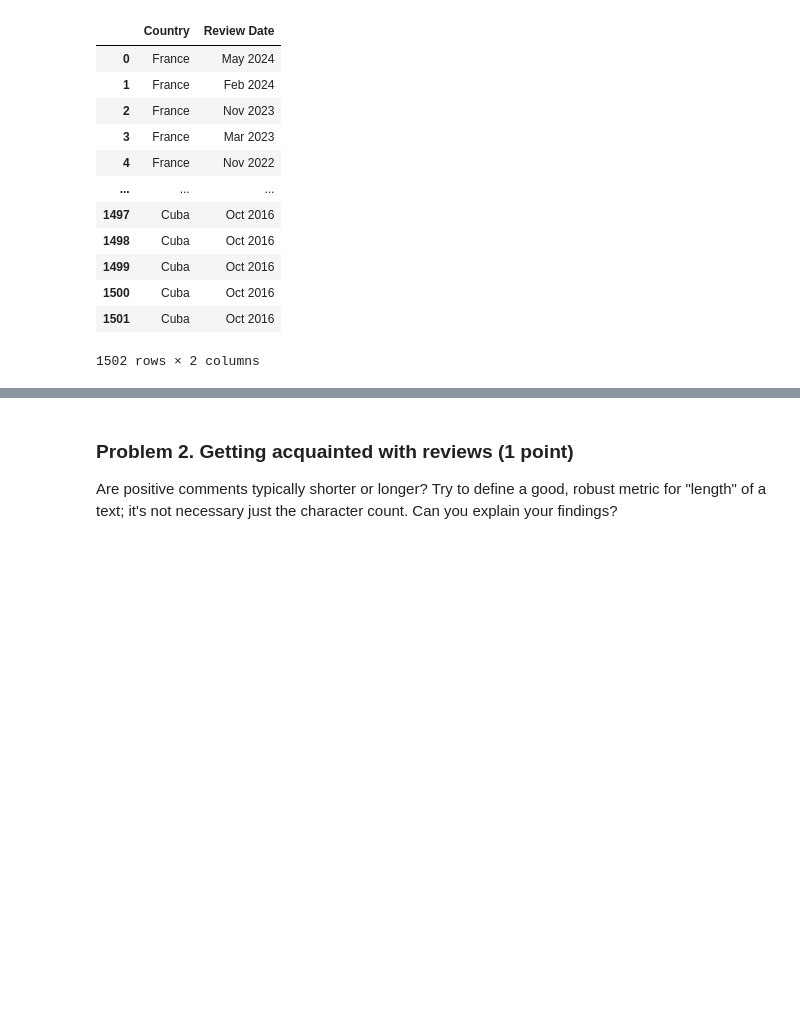
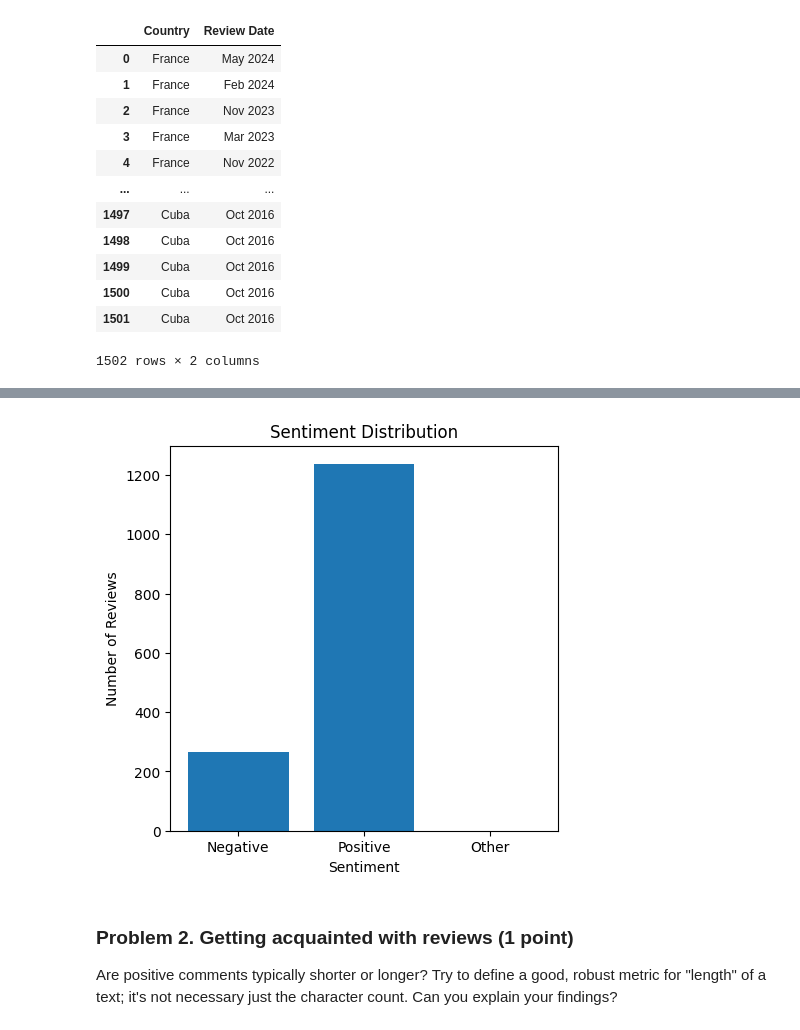
Before and after one commit to plamensve/Data_Science_Upskill_Softuni, a Jupyter notebook: 07_working_with_text/Working with Text Lab.ipynb, the cells around one changed output, grey strips where cells are left out. Cells and saved outputs as stored; diff of their text form; code cells hidden in the pictures; blank space fills up the shorter version.

```diff
--- a/07_working_with_text/Working with Text Lab.ipynb
+++ b/07_working_with_text/Working with Text Lab.ipynb
@@ -101,0 +109,11 @@ The time range that dataset represent is between 2010-09-01 and 2024-07-01
+# %%
+data['Review Date'] = (
+    data['Review Date']
+    .astype(str)
+    .str.replace('•', '', regex=False)
+    .str.replace('Sept', 'Sep', regex=False)
+    .str.strip()
+)
+data['Review Date'] = pd.to_datetime(data['Review Date'], format='%b %Y', errors='coerce')
+data['Review Date'] = data['Review Date'].dt.to_period('M')
+data
@@ -102,3 +134,27 @@ The time range that dataset represent is between 2010-09-01 and 2024-07-01
+# %%
+negative_sentiment = []
+positive_sentiment = []
+other = []
+
+for x in data['Sentiment']:
+    if x == 'Negative':
+        negative_sentiment.append(x)
+    elif x == 'Positive':
+        positive_sentiment.append(x)
+    else:
+        other.append(x)
+
+counts = [len(negative_sentiment), len(positive_sentiment), len(other)]
+labels = ['Negative', 'Positive', 'Other']
+
+plt.figure(figsize=(5, 5))
+plt.bar(labels, counts)
+plt.title('Sentiment Distribution')
+plt.xlabel('Sentiment')
+plt.ylabel('Number of Reviews')
+plt.show()
+# %% [output]
+[figure, added]
 # %% [markdown]
 ### Problem 2. Getting acquainted with reviews (1 point)
 Are positive comments typically shorter or longer? Try to define a good, robust metric for "length" of a text; it's not necessary just the character count. Can you explain your findings?
```
Also changed, not shown: parts of 35 cells of this notebook.
